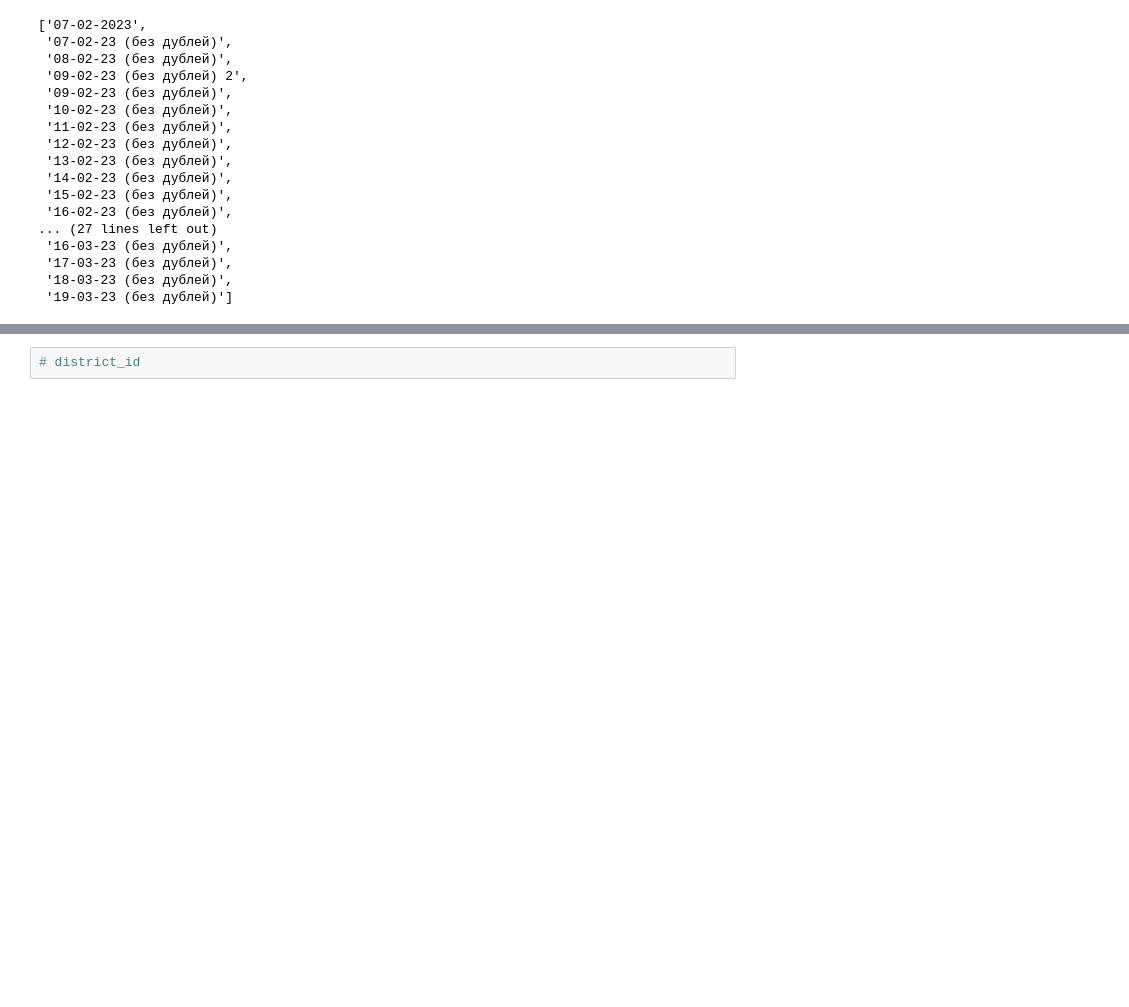
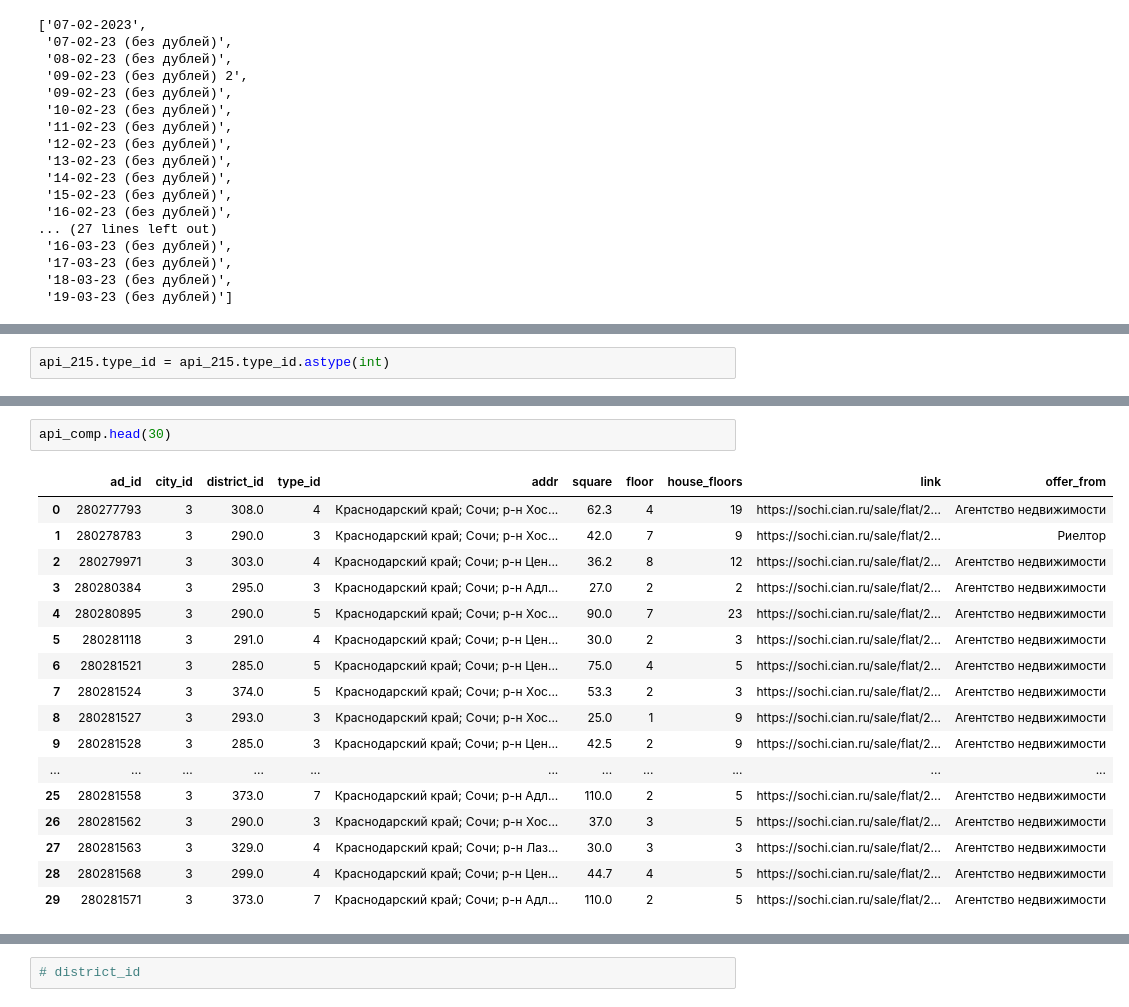
Before and after one commit to Nedvizhka/yadisk_loader, a Jupyter notebook: dev_check_jupyter/parse_avito_to_realty_prices.ipynb, the cells around one changed output, grey strips where cells are left out. Saved outputs shown, nothing was run; the diff lists cells and outputs as text; blank space fills up the shorter version.

```diff
--- a/dev_check_jupyter/parse_avito_to_realty_prices.ipynb
+++ b/dev_check_jupyter/parse_avito_to_realty_prices.ipynb
@@ -1255,0 +1421,2 @@ asd.split('\n')[:-1]
+# %%
+api_215.type_id = api_215.type_id.astype(int)
@@ -1255,0 +1478,20 @@ asd.split('\n')[:-1]
+# %%
+api_comp.head(30)
+# %% [output]
+|  | ad_id | city_id | district_id | type_id | addr | square | floor | house_floors | link | offer_from |
+| 0 | 280277793 | 3 | 308.0 | 4 | Краснодарский край; Сочи; р-н Хос... | 62.3 | 4 | 19 | https://sochi.cian.ru/sale/flat/2... | Агентство недвижимости |
+| 1 | 280278783 | 3 | 290.0 | 3 | Краснодарский край; Сочи; р-н Хос... | 42.0 | 7 | 9 | https://sochi.cian.ru/sale/flat/2... | Риелтор |
+| 2 | 280279971 | 3 | 303.0 | 4 | Краснодарский край; Сочи; р-н Цен... | 36.2 | 8 | 12 | https://sochi.cian.ru/sale/flat/2... | Агентство недвижимости |
+| 3 | 280280384 | 3 | 295.0 | 3 | Краснодарский край; Сочи; р-н Адл... | 27.0 | 2 | 2 | https://sochi.cian.ru/sale/flat/2... | Агентство недвижимости |
+| 4 | 280280895 | 3 | 290.0 | 5 | Краснодарский край; Сочи; р-н Хос... | 90.0 | 7 | 23 | https://sochi.cian.ru/sale/flat/2... | Агентство недвижимости |
+| 5 | 280281118 | 3 | 291.0 | 4 | Краснодарский край; Сочи; р-н Цен... | 30.0 | 2 | 3 | https://sochi.cian.ru/sale/flat/2... | Агентство недвижимости |
+| 6 | 280281521 | 3 | 285.0 | 5 | Краснодарский край; Сочи; р-н Цен... | 75.0 | 4 | 5 | https://sochi.cian.ru/sale/flat/2... | Агентство недвижимости |
+| 7 | 280281524 | 3 | 374.0 | 5 | Краснодарский край; Сочи; р-н Хос... | 53.3 | 2 | 3 | https://sochi.cian.ru/sale/flat/2... | Агентство недвижимости |
+| 8 | 280281527 | 3 | 293.0 | 3 | Краснодарский край; Сочи; р-н Хос... | 25.0 | 1 | 9 | https://sochi.cian.ru/sale/flat/2... | Агентство недвижимости |
+| 9 | 280281528 | 3 | 285.0 | 3 | Краснодарский край; Сочи; р-н Цен... | 42.5 | 2 | 9 | https://sochi.cian.ru/sale/flat/2... | Агентство недвижимости |
+| ... | ... | ... | ... | ... | ... | ... | ... | ... | ... | ... |
+| 25 | 280281558 | 3 | 373.0 | 7 | Краснодарский край; Сочи; р-н Адл... | 110.0 | 2 | 5 | https://sochi.cian.ru/sale/flat/2... | Агентство недвижимости |
+| 26 | 280281562 | 3 | 290.0 | 3 | Краснодарский край; Сочи; р-н Хос... | 37.0 | 3 | 5 | https://sochi.cian.ru/sale/flat/2... | Агентство недвижимости |
+| 27 | 280281563 | 3 | 329.0 | 4 | Краснодарский край; Сочи; р-н Лаз... | 30.0 | 3 | 3 | https://sochi.cian.ru/sale/flat/2... | Агентство недвижимости |
+| 28 | 280281568 | 3 | 299.0 | 4 | Краснодарский край; Сочи; р-н Цен... | 44.7 | 4 | 5 | https://sochi.cian.ru/sale/flat/2... | Агентство недвижимости |
+| 29 | 280281571 | 3 | 373.0 | 7 | Краснодарский край; Сочи; р-н Адл... | 110.0 | 2 | 5 | https://sochi.cian.ru/sale/flat/2... | Агентство недвижимости |
```
Also changed, not shown: parts of 63 cells of this notebook, 1 other file.
